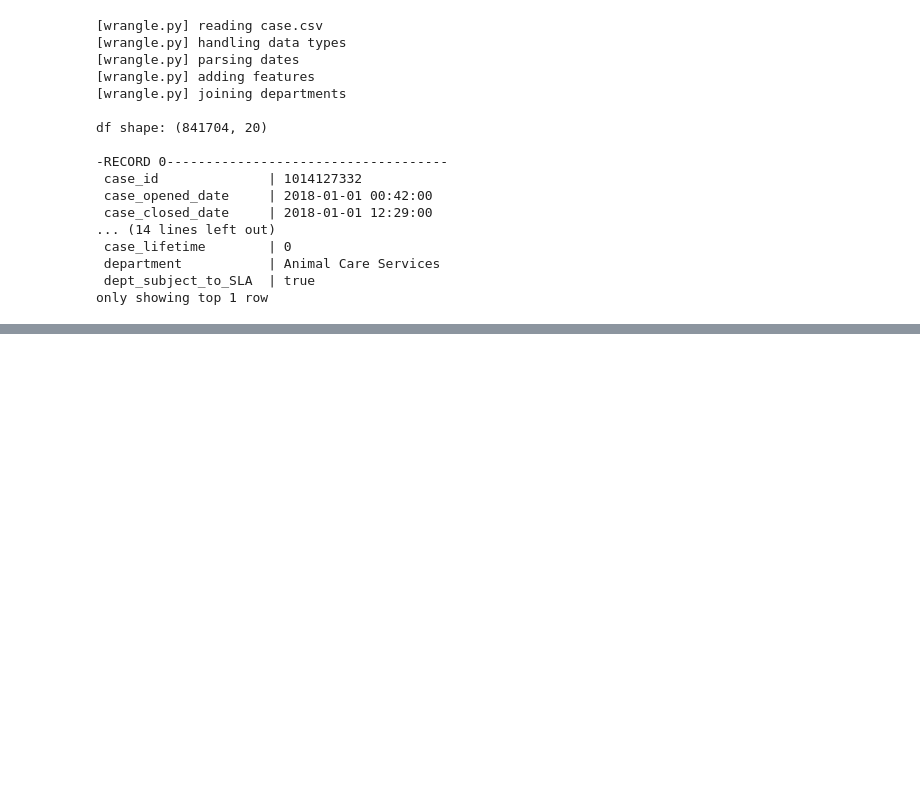
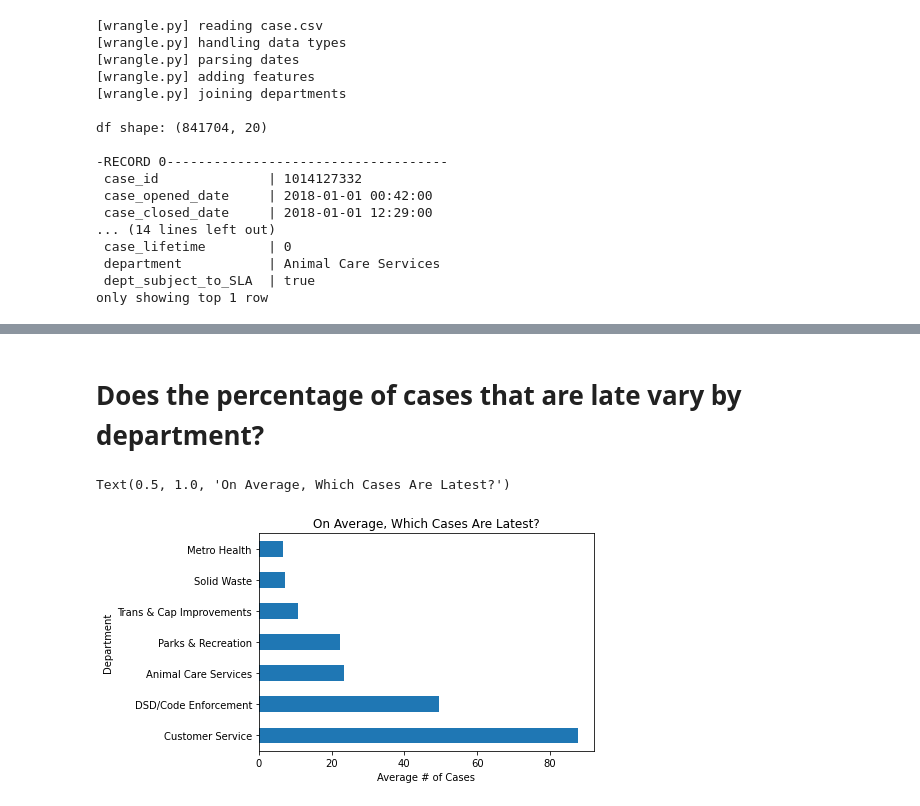
Before and after one commit to AAranda10/spark-exercises, a Jupyter notebook: explore.ipynb, the cells around one changed output, grey strips where cells are left out. Drawn from its saved outputs; the diff is of its cells as text; code cells hidden in the pictures; blank space fills up the shorter version.

```diff
--- a/explore.ipynb
+++ b/explore.ipynb
@@ -49,0 +53,12 @@ df.groupby("case_status").count().show()
+# %% [markdown]
+# Does the percentage of cases that are late vary by department?
+# %%
+(df.where('case_late').groupBy('department').agg(avg('num_days_late').alias('avg_days_late'))
+    .toPandas().set_index('department')['avg_days_late'].sort_values(ascending=False)
+    .plot.barh())
+plt.ylabel("Department")
+plt.xlabel("Average # of Cases")
+plt.title("On Average, Which Cases Are Latest?")
+# %% [output]
+Text(0.5, 1.0, 'On Average, Which Cases Are Latest?')
+[figure, added]
```
Also changed, not shown: parts of 16 cells of this notebook.
